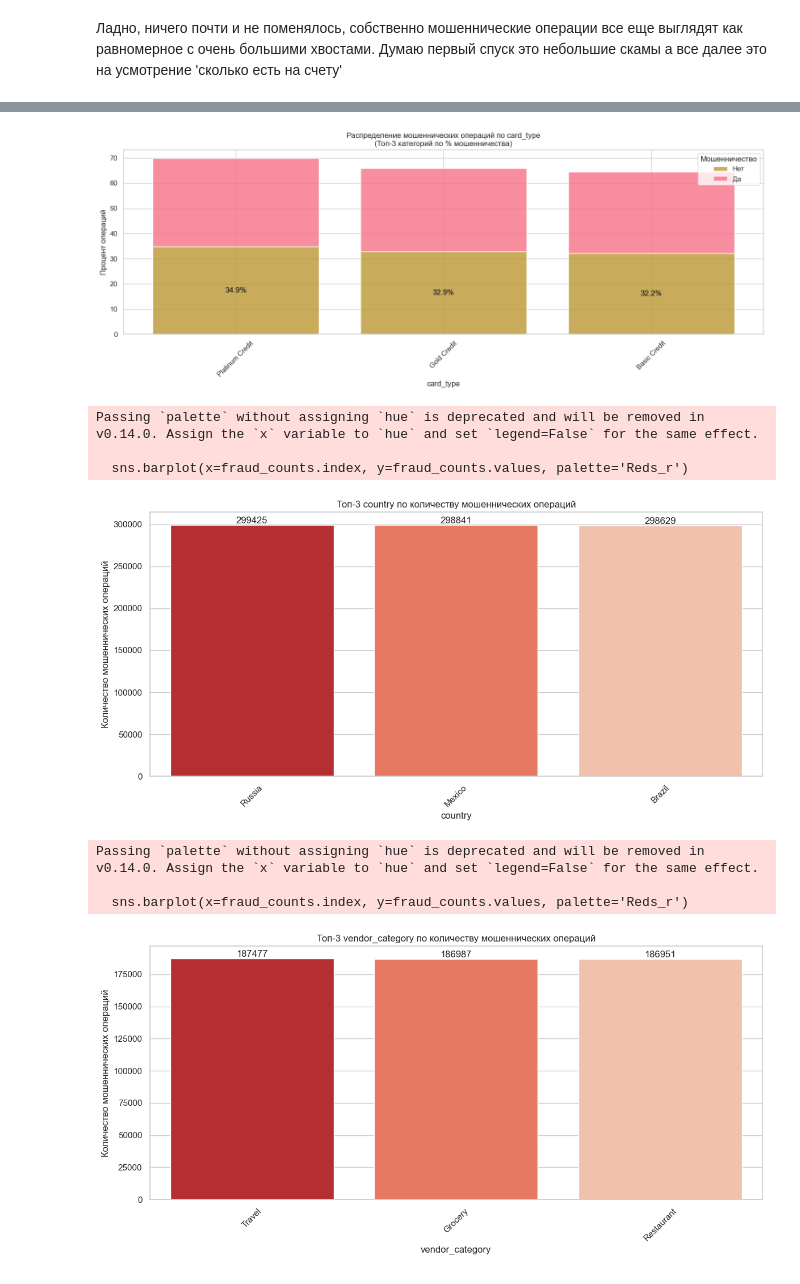
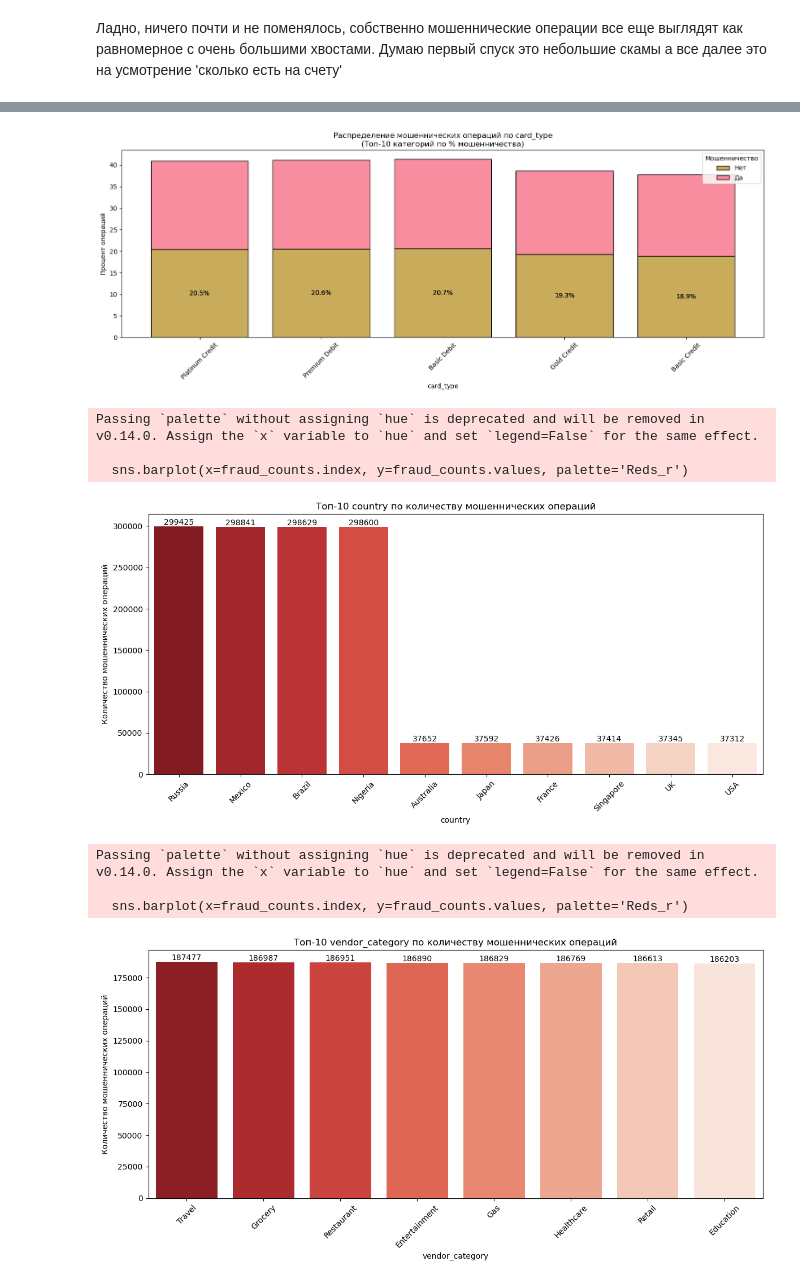
Before and after one commit to klyuchnikova/fraud_historical_research, a Jupyter notebook: research_history.ipynb, the cells around one changed output, grey strips where cells are left out. Cells and saved outputs as stored; diff of their text form; code cells hidden in the pictures.

```diff
--- a/research_history.ipynb
+++ b/research_history.ipynb
@@ -186,7 +237,7 @@ plt.show()
 # %% [markdown]
 Ладно, ничего почти и не поменялось, собственно мошеннические операции все еще выглядят как равномерное с очень большими хвостами. Думаю первый спуск это небольшие скамы а все далее это на усмотрение 'сколько есть на счету'
 # %%
-def plot_fraud_distribution(data, column, top_n=3):
+def plot_fraud_distribution(data, column, top_n=10):
     # Вычисляем топ-N категорий с наибольшим % мошенничества
     fraud_rates = (data.groupby(column)['is_fraud']
                   .mean()
@@ -236,7 +287,7 @@ plot_fraud_distribution(fraud_data, 'vendor_category')
 plot_fraud_distribution(fraud_data, 'card_type')
 
 # Дополнительно: абсолютные числа мошеннических операций
-def plot_top_fraud_counts(data, column, top_n=3):
+def plot_top_fraud_counts(data, column, top_n=10):
     fraud_counts = (data[data['is_fraud']]
                    .groupby(column)
                    .size()
@@ -264,9 +315,9 @@ plot_top_fraud_counts(fraud_data, 'vendor_category')
-[figure, old version]
+[figure, new version]
 Passing `palette` without assigning `hue` is deprecated and will be removed in v0.14.0. Assign the `x` variable to `hue` and set `legend=False` for the same effect.
 
   sns.barplot(x=fraud_counts.index, y=fraud_counts.values, palette='Reds_r')
-[figure, old version]
+[figure, new version]
 Passing `palette` without assigning `hue` is deprecated and will be removed in v0.14.0. Assign the `x` variable to `hue` and set `legend=False` for the same effect.
 
   sns.barplot(x=fraud_counts.index, y=fraud_counts.values, palette='Reds_r')
-[figure, old version]
+[figure, new version]
```
Also changed, not shown: parts of 15 cells of this notebook, 6 other files.
